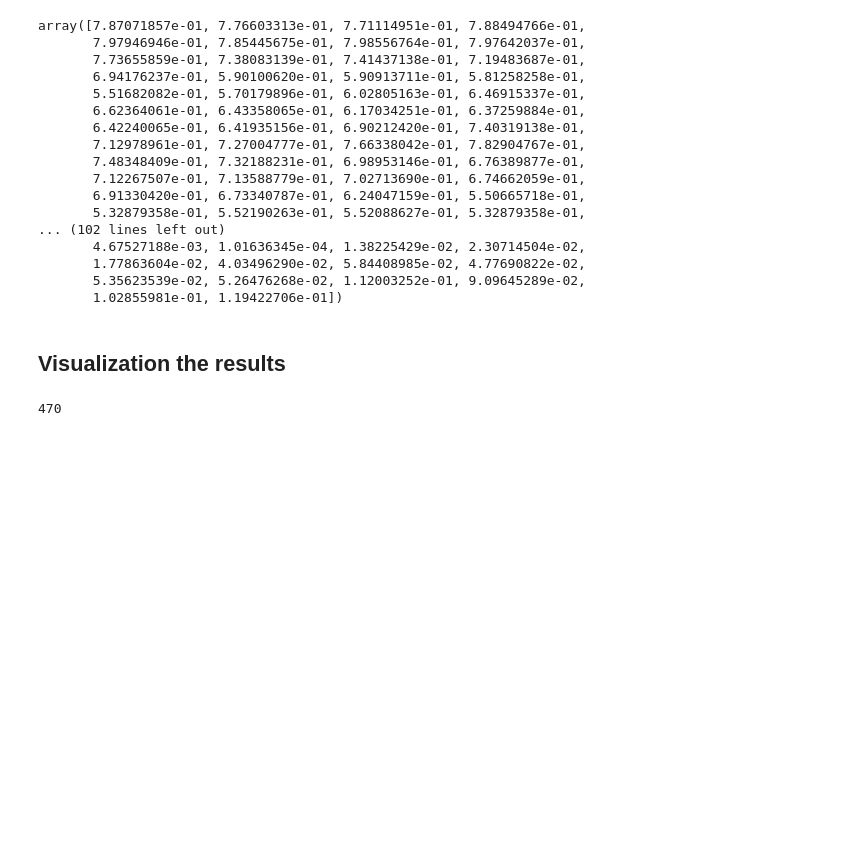
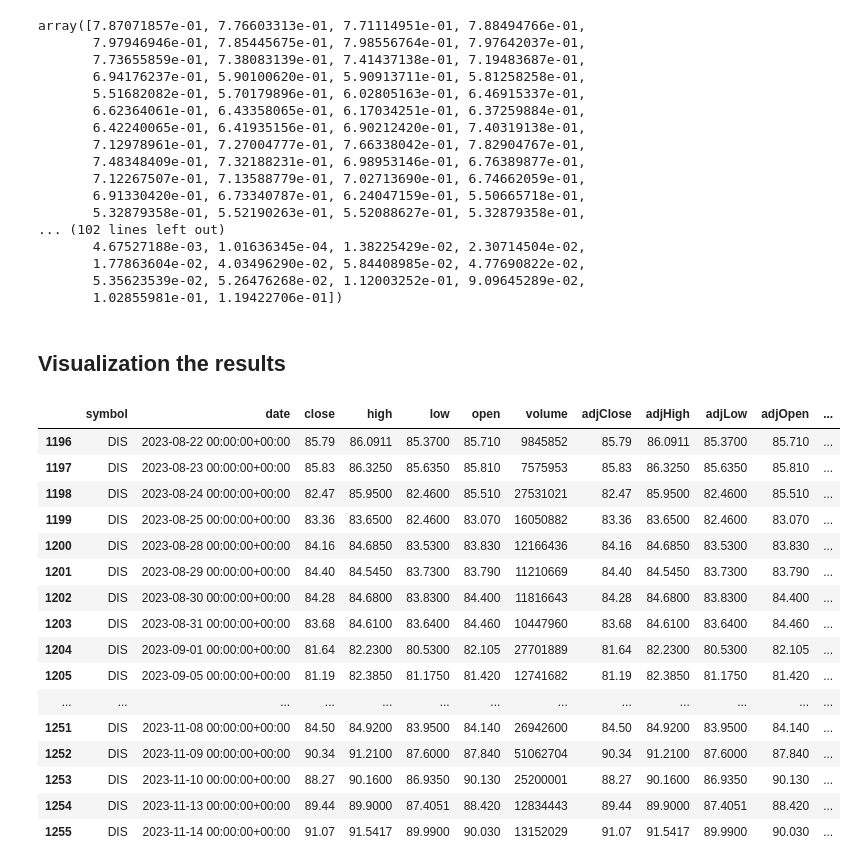
Before and after one commit to sneha180209/Stock-Closing-Price-Prediction, a Jupyter notebook: stockcloseprediction_lstm.ipynb, the cells around one changed output. Drawn from its saved outputs; the diff is of its cells as text; code cells hidden in the pictures; blank space fills up the shorter version.

Commit message:
future stock price

```diff
--- a/stockcloseprediction_lstm.ipynb
+++ b/stockcloseprediction_lstm.ipynb
@@ -357,7 +332,28 @@ fig.update_layout(
 
 # Show the Plotly figure
 fig.show()
-# %%
-len(df_test)
-# %% [output]
-470
+# %%
+df_past_60_days_for_future = df_test.tail(60).copy()
+df_past_60_days_for_future.drop(['symbol','date','adjClose','adjHigh','adjLow','adjOpen','adjVolume','divCash','splitFactor'], axis=1)
+df_past_60_days_for_future
+
+
+y_pred=regressior.predict(X_test)
+# %% [output]
+|  | symbol | date | close | high | low | open | volume | adjClose | adjHigh | adjLow | adjOpen | ... |
+| 1196 | DIS | 2023-08-22 00:00:00+00:00 | 85.79 | 86.0911 | 85.3700 | 85.710 | 9845852 | 85.79 | 86.0911 | 85.3700 | 85.710 | ... |
+| 1197 | DIS | 2023-08-23 00:00:00+00:00 | 85.83 | 86.3250 | 85.6350 | 85.810 | 7575953 | 85.83 | 86.3250 | 85.6350 | 85.810 | ... |
+| 1198 | DIS | 2023-08-24 00:00:00+00:00 | 82.47 | 85.9500 | 82.4600 | 85.510 | 27531021 | 82.47 | 85.9500 | 82.4600 | 85.510 | ... |
+| 1199 | DIS | 2023-08-25 00:00:00+00:00 | 83.36 | 83.6500 | 82.4600 | 83.070 | 16050882 | 83.36 | 83.6500 | 82.4600 | 83.070 | ... |
+| 1200 | DIS | 2023-08-28 00:00:00+00:00 | 84.16 | 84.6850 | 83.5300 | 83.830 | 12166436 | 84.16 | 84.6850 | 83.5300 | 83.830 | ... |
+| 1201 | DIS | 2023-08-29 00:00:00+00:00 | 84.40 | 84.5450 | 83.7300 | 83.790 | 11210669 | 84.40 | 84.5450 | 83.7300 | 83.790 | ... |
+| 1202 | DIS | 2023-08-30 00:00:00+00:00 | 84.28 | 84.6800 | 83.8300 | 84.400 | 11816643 | 84.28 | 84.6800 | 83.8300 | 84.400 | ... |
+| 1203 | DIS | 2023-08-31 00:00:00+00:00 | 83.68 | 84.6100 | 83.6400 | 84.460 | 10447960 | 83.68 | 84.6100 | 83.6400 | 84.460 | ... |
+| 1204 | DIS | 2023-09-01 00:00:00+00:00 | 81.64 | 82.2300 | 80.5300 | 82.105 | 27701889 | 81.64 | 82.2300 | 80.5300 | 82.105 | ... |
+| 1205 | DIS | 2023-09-05 00:00:00+00:00 | 81.19 | 82.3850 | 81.1750 | 81.420 | 12741682 | 81.19 | 82.3850 | 81.1750 | 81.420 | ... |
+| ... | ... | ... | ... | ... | ... | ... | ... | ... | ... | ... | ... | ... |
+| 1251 | DIS | 2023-11-08 00:00:00+00:00 | 84.50 | 84.9200 | 83.9500 | 84.140 | 26942600 | 84.50 | 84.9200 | 83.9500 | 84.140 | ... |
+| 1252 | DIS | 2023-11-09 00:00:00+00:00 | 90.34 | 91.2100 | 87.6000 | 87.840 | 51062704 | 90.34 | 91.2100 | 87.6000 | 87.840 | ... |
+| 1253 | DIS | 2023-11-10 00:00:00+00:00 | 88.27 | 90.1600 | 86.9350 | 90.130 | 25200001 | 88.27 | 90.1600 | 86.9350 | 90.130 | ... |
+| 1254 | DIS | 2023-11-13 00:00:00+00:00 | 89.44 | 89.9000 | 87.4051 | 88.420 | 12834443 | 89.44 | 89.9000 | 87.4051 | 88.420 | ... |
+| 1255 | DIS | 2023-11-14 00:00:00+00:00 | 91.07 | 91.5417 | 89.9900 | 90.030 | 13152029 | 91.07 | 91.5417 | 89.9900 | 90.030 | ... |
```
Also changed, not shown: parts of 1 cell of this notebook.
